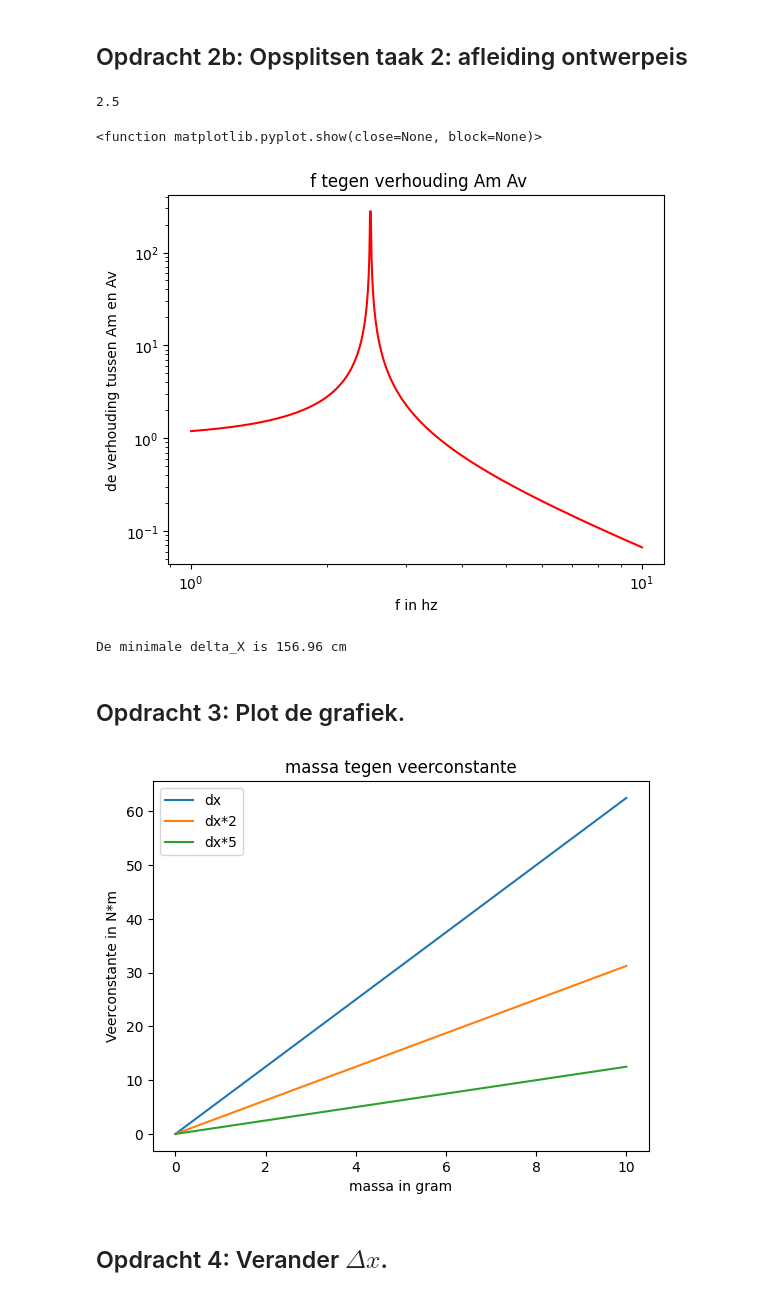
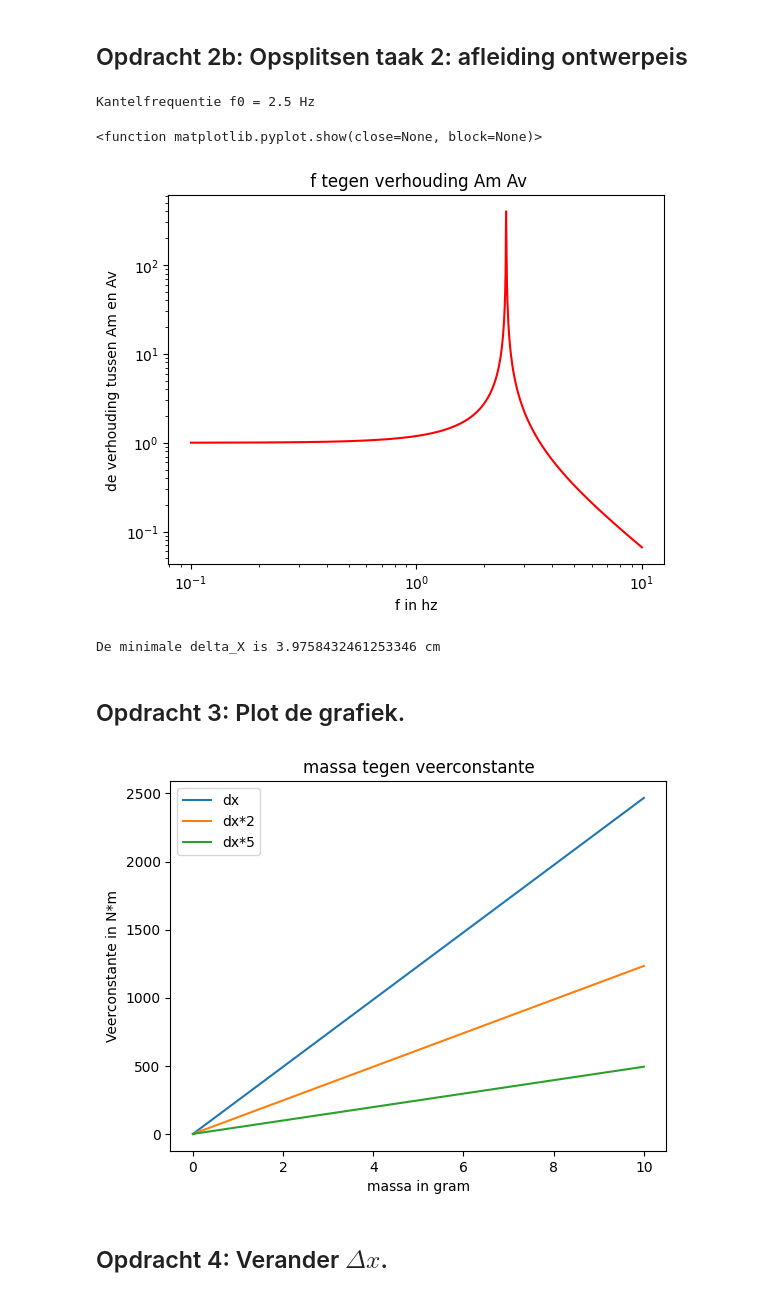
Before and after one commit to tdrvs/opdrachten-DEF-D, a Jupyter notebook: FysiekeOntwerpopdrachten/5MaakEenOpstellingTrillingsvrij/Ontwerpopdracht5MaakEenOpstellingTrillingsvrijInvulTemplate.ipynb, the cells around one changed output. Saved outputs shown, nothing was run; the diff lists cells and outputs as text; code cells hidden in the pictures.

```diff
--- a/FysiekeOntwerpopdrachten/5MaakEenOpstellingTrillingsvrij/Ontwerpopdracht5MaakEenOpstellingTrillingsvrijInvulTemplate.ipynb
+++ b/FysiekeOntwerpopdrachten/5MaakEenOpstellingTrillingsvrij/Ontwerpopdracht5MaakEenOpstellingTrillingsvrijInvulTemplate.ipynb
@@ -46,41 +46,41 @@ Vul onderstaande tabel in:
 ## Opdracht 2b: Opsplitsen taak 2: afleiding ontwerpeis
 # %%
 # Bereken hier je benodigde kantelfrequentie
-r = 1/3 # verhouding tussen Am en Av
-f = 5 # hz
-w = f
-w0 = np.sqrt(w**2)/(2)
-f_kantel = w0
-print(f_kantel)
+r = 1/3
+f = 5
+f0 = f / 2
+w0 = 2 * np.pi * f0
+
+print("Kantelfrequentie f0 =", f0, "Hz")
 # %% [output]
-2.5
+Kantelfrequentie f0 = 2.5 Hz
 # %%
 # Voeg hier je plot in.
-f = np.linspace(1,10,1000)
-r = 1/(1-((f**2)/((w0)**2)))
-
+f = np.logspace(-1, 1, 1000)
+w = 2*np.pi*f
+r = 1 / (1 - (w/w0)**2)
 log_f0 = f
 log_r =(np.abs(r))
 
 
 plt.figure()
 plt.plot(log_f0,log_r,'r-')
 plt.xlabel('f in hz')
 plt.ylabel('de verhouding tussen Am en Av')
 plt.xscale('log')
 plt.yscale('log')
 plt.title(' f tegen verhouding Am Av')
 plt.show
 # %% [output]
 <function matplotlib.pyplot.show(close=None, block=None)>
-[figure, old version]
+[figure, new version]
 # %%
 # Bereken hier de minimale Delta-x waarbij je aan de eis van de opdracht voldoet.
 g = 9.81 #m/s^2
 delta_x = g/(w0**2)
 print('De minimale delta_X is {} cm' .format(delta_x*100))
 # %% [output]
-De minimale delta_X is 156.96 cm
+De minimale delta_X is 3.9758432461253346 cm
 # %% [markdown]
 ## Opdracht 3: Plot de grafiek.
 # %%
@@ -105,7 +105,7 @@ plt.legend()
 plt.savefig("verschillende-dx.png")
 plt.show()
 # %% [output]
-[figure, old version]
+[figure, new version]
 # %% [markdown]
 ## Opdracht 4: Verander $\Delta x$.
 # %% [markdown]
```
Also changed, not shown: parts of 1 cell of this notebook, 2 other files.
